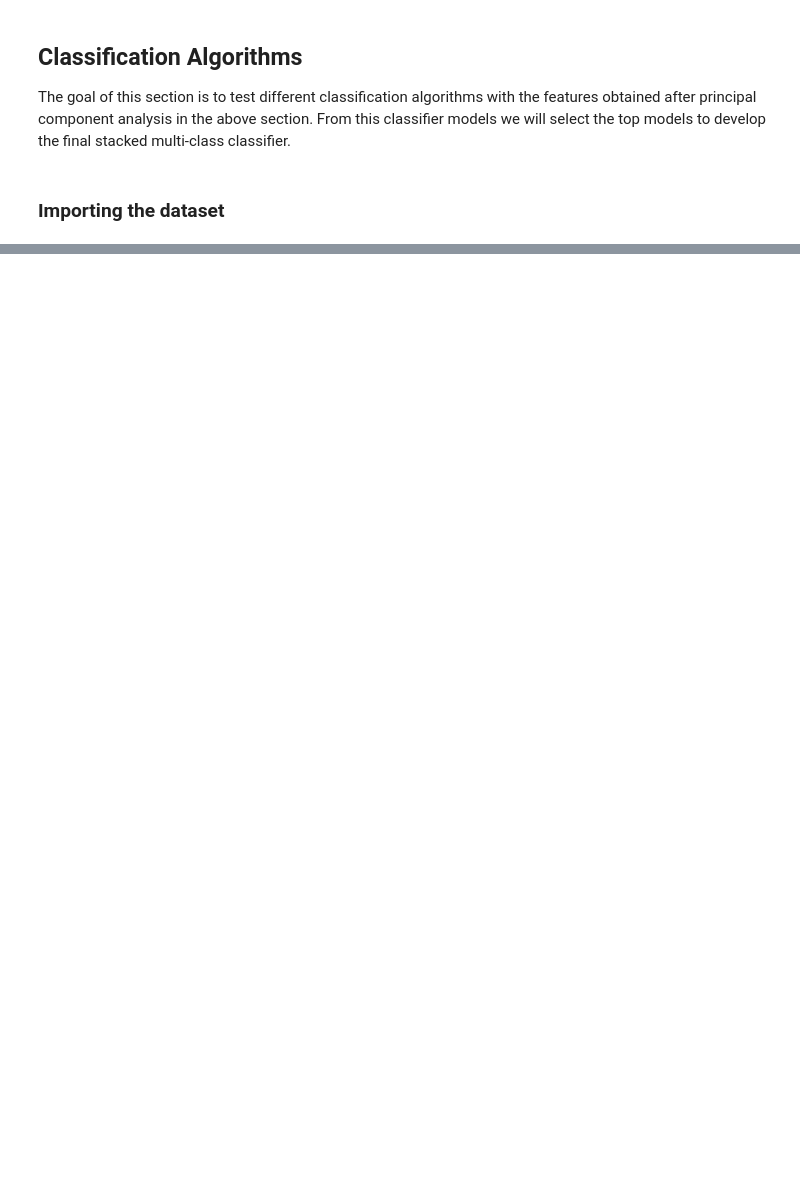
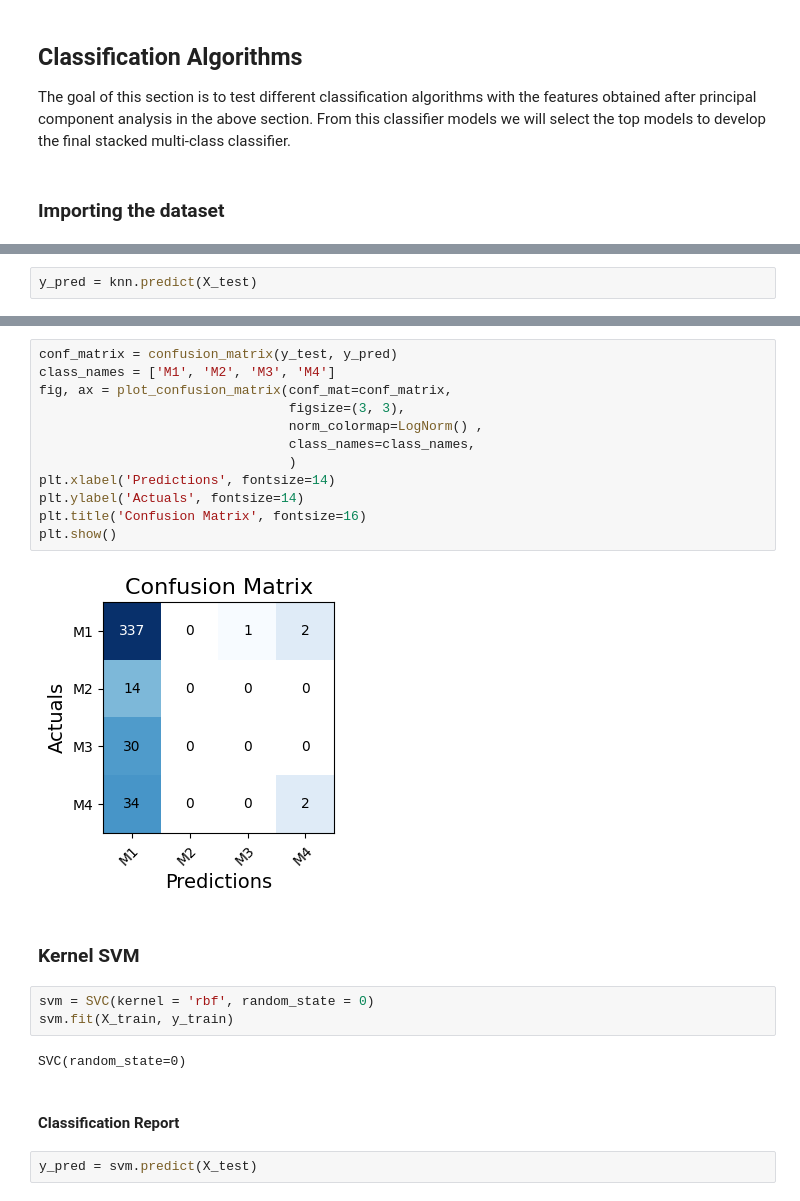
Before and after one commit to himanshu131098/Authentication-Security, a Jupyter notebook: Project_ME8813_2.ipynb, the cells around one changed output, grey strips where cells are left out. Cells and saved outputs as stored; diff of their text form; blank space fills up the shorter version.

```diff
--- a/Project_ME8813_2.ipynb
+++ b/Project_ME8813_2.ipynb
@@ -250,0 +347,2 @@ y = pd.read_csv('y_data.csv')
+# %%
+y_pred = knn.predict(X_test)
@@ -250,0 +362,25 @@ y = pd.read_csv('y_data.csv')
+# %%
+conf_matrix = confusion_matrix(y_test, y_pred)
+class_names = ['M1', 'M2', 'M3', 'M4']
+fig, ax = plot_confusion_matrix(conf_mat=conf_matrix,
+                                figsize=(3, 3),
+                                norm_colormap=LogNorm() ,
+                                class_names=class_names,
+                                )
+plt.xlabel('Predictions', fontsize=14)
+plt.ylabel('Actuals', fontsize=14)
+plt.title('Confusion Matrix', fontsize=16)
+plt.show()
+# %% [output]
+[figure, added]
+# %% [markdown]
+### Kernel SVM
+# %%
+svm = SVC(kernel = 'rbf', random_state = 0)
+svm.fit(X_train, y_train)
+# %% [output]
+SVC(random_state=0)
+# %% [markdown]
+#### Classification Report
+# %%
+y_pred = svm.predict(X_test)
```
Also changed, not shown: parts of 43 cells of this notebook.
